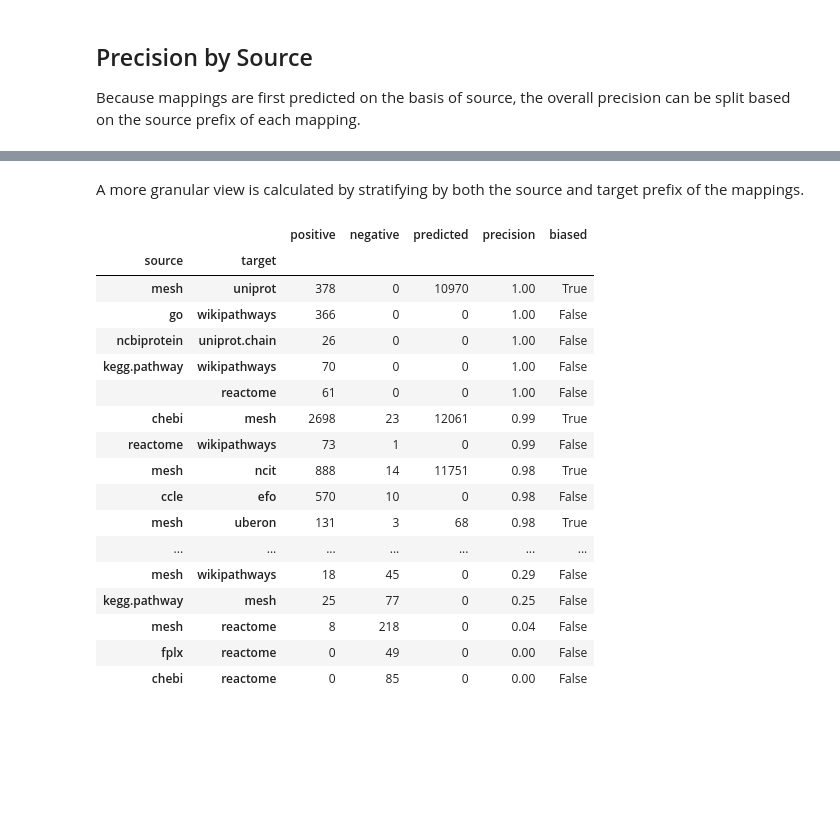
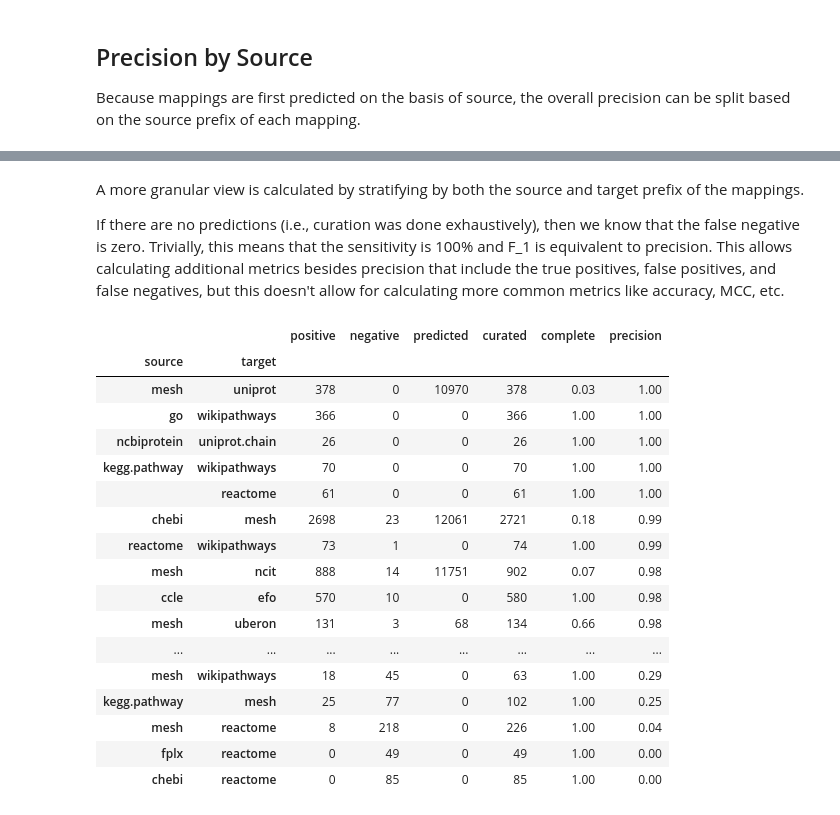
Before and after one commit to biopragmatics/biomappings, a Jupyter notebook: notebooks/Biased Measurement of Precision.ipynb, the cells around one changed output, grey strips where cells are left out. Drawn from its saved outputs; the diff is of its cells as text; code cells hidden in the pictures; blank space fills up the shorter version.

```diff
--- a/notebooks/Biased Measurement of Precision.ipynb
+++ b/notebooks/Biased Measurement of Precision.ipynb
@@ -66,18 +62,15 @@ The overall unweighed precision is 88.01%.
 Because mappings are first predicted on the basis of source, the overall precision can be split based on the source prefix of each mapping.
 # %%
 pairs = {
-    key: Counter(
-        mapping["source prefix"]
-        for mapping in mappings
-    )
+    key: Counter(mapping["source prefix"] for mapping in mappings)
     for key, mappings in keyed_mappings
 }
 df1 = pd.DataFrame(pairs).fillna(0).astype(int)
 df1.index.name = "source"
 df1 = df1[df1["positive"] + df1["negative"] > 20]
-df1["precision"] = (df1["positive"] / (df1["positive"] + df1["negative"])).round(2)
-df1["biased"] = df1["predicted"] != 0
-# df["fdr"] = df["negative"] / (df["positive"] + df["negative"])
+df1["curated"] = df1["positive"] + df1["negative"]
+df1["complete"] = (df1["curated"] / (df1["curated"] + df1["predicted"])).round(2)
+df1["precision"] = (df1["positive"] / df1["curated"]).round(2)
 df1.sort_values("precision", inplace=True, ascending=False)
 
 df1
@@ -110,40 +106,39 @@ plt.show()
 # %% [markdown]
 A more granular view is calculated by stratifying by both the source and target prefix of the mappings.
+
+If there are no predictions (i.e., curation was done exhaustively), then we know that the false negative is zero.
+Trivially, this means that the sensitivity is 100% and F_1 is equivalent to precision. This allows calculating additional metrics besides precision that include the true positives, false positives, and false negatives, but this doesn't allow for calculating more common metrics like accuracy, MCC, etc.
 # %%
 pairs = {
-    key: source_target_counter(mappings)
+    key: Counter(
+        tuple(sorted((mapping["source prefix"], mapping["target prefix"]))) for mapping in mappings
+    )
     for key, mappings in keyed_mappings
 }
 df2 = pd.DataFrame(pairs).fillna(0).astype(int)
 df2.index.set_names(["source", "target"], inplace=True)
 df2 = df2[df2["positive"] + df2["negative"] > 20]
-df2["precision"] = (df2["positive"] / (df2["positive"] + df2["negative"])).round(2)
-df2["biased"] = df2["predicted"] != 0
-
-# if there are no predictions, then we know that
-# the false negative is zero.
-# trivially: sensitivity=1,
-# We can also calculate metrics that use that as well
-# TP, FP, FN
-
+df2["curated"] = df2["positive"] + df2["negative"]
+df2["complete"] = (df2["curated"] / (df2["curated"] + df2["predicted"])).round(2)
+df2["precision"] = (df2["positive"] / df2["curated"]).round(2)
 df2.sort_values("precision", inplace=True, ascending=False)
 df2
 # %% [output]
-|  |  | positive | negative | predicted | precision | biased |
-| source | target |  |  |  |  |  |
-| mesh | uniprot | 378 | 0 | 10970 | 1.00 | True |
-| go | wikipathways | 366 | 0 | 0 | 1.00 | False |
-| ncbiprotein | uniprot.chain | 26 | 0 | 0 | 1.00 | False |
-| kegg.pathway | wikipathways | 70 | 0 | 0 | 1.00 | False |
-|  | reactome | 61 | 0 | 0 | 1.00 | False |
-| chebi | mesh | 2698 | 23 | 12061 | 0.99 | True |
-| reactome | wikipathways | 73 | 1 | 0 | 0.99 | False |
-| mesh | ncit | 888 | 14 | 11751 | 0.98 | True |
-| ccle | efo | 570 | 10 | 0 | 0.98 | False |
-| mesh | uberon | 131 | 3 | 68 | 0.98 | True |
-| ... | ... | ... | ... | ... | ... | ... |
-| mesh | wikipathways | 18 | 45 | 0 | 0.29 | False |
-| kegg.pathway | mesh | 25 | 77 | 0 | 0.25 | False |
-| mesh | reactome | 8 | 218 | 0 | 0.04 | False |
-| fplx | reactome | 0 | 49 | 0 | 0.00 | False |
-| chebi | reactome | 0 | 85 | 0 | 0.00 | False |
+|  |  | positive | negative | predicted | curated | complete | precision |
+| source | target |  |  |  |  |  |  |
+| mesh | uniprot | 378 | 0 | 10970 | 378 | 0.03 | 1.00 |
+| go | wikipathways | 366 | 0 | 0 | 366 | 1.00 | 1.00 |
+| ncbiprotein | uniprot.chain | 26 | 0 | 0 | 26 | 1.00 | 1.00 |
+| kegg.pathway | wikipathways | 70 | 0 | 0 | 70 | 1.00 | 1.00 |
+|  | reactome | 61 | 0 | 0 | 61 | 1.00 | 1.00 |
+| chebi | mesh | 2698 | 23 | 12061 | 2721 | 0.18 | 0.99 |
+| reactome | wikipathways | 73 | 1 | 0 | 74 | 1.00 | 0.99 |
+| mesh | ncit | 888 | 14 | 11751 | 902 | 0.07 | 0.98 |
+| ccle | efo | 570 | 10 | 0 | 580 | 1.00 | 0.98 |
+| mesh | uberon | 131 | 3 | 68 | 134 | 0.66 | 0.98 |
+| ... | ... | ... | ... | ... | ... | ... | ... |
+| mesh | wikipathways | 18 | 45 | 0 | 63 | 1.00 | 0.29 |
+| kegg.pathway | mesh | 25 | 77 | 0 | 102 | 1.00 | 0.25 |
+| mesh | reactome | 8 | 218 | 0 | 226 | 1.00 | 0.04 |
+| fplx | reactome | 0 | 49 | 0 | 49 | 1.00 | 0.00 |
+| chebi | reactome | 0 | 85 | 0 | 85 | 1.00 | 0.00 |
```
Also changed, not shown: parts of 17 cells of this notebook, 4 other files.
